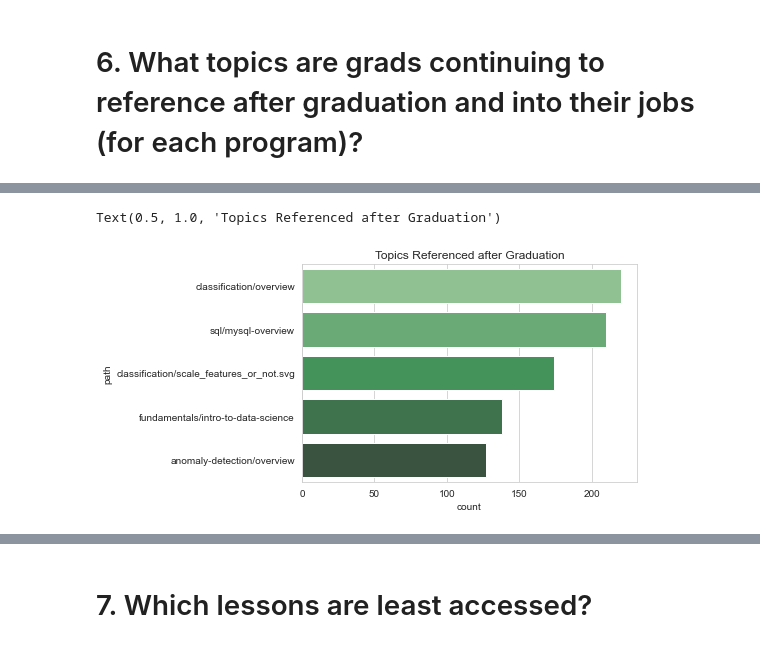
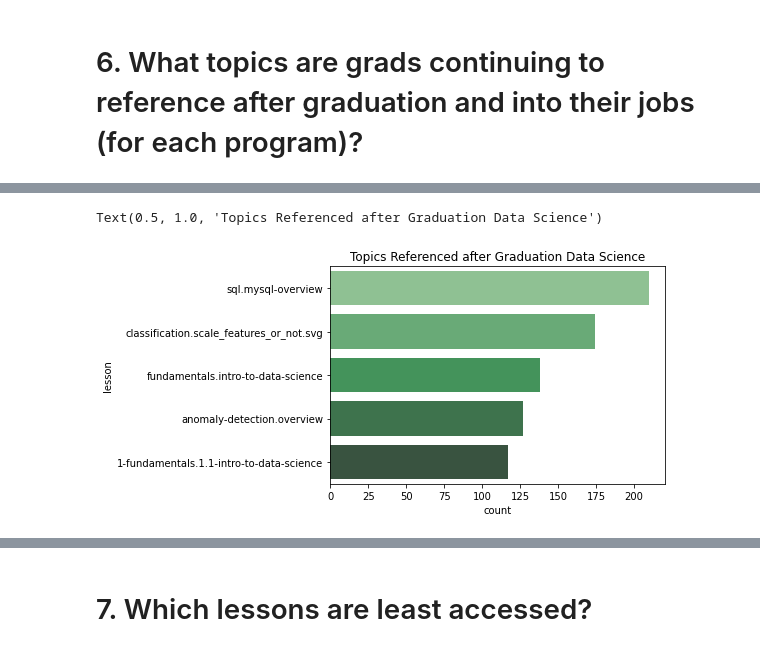
Before and after one commit to miller-cerna-laskowski-morris-eyring/anomaly-group-project, a Jupyter notebook: ray_eda.ipynb, the cells around one changed output, grey strips where cells are left out. Cells and saved outputs as stored; diff of their text form; code cells hidden in the pictures.

Commit message:
updated visuals

```diff
--- a/ray_eda.ipynb
+++ b/ray_eda.ipynb
@@ -338,7 +315,8 @@ Text(0.5, 1.0, 'Topics referenced after grad')
 # %%
-sns.countplot(y="path", data=grad_accessed_ds, palette="Greens_d",
-              order=grad_accessed_ds.path.value_counts().iloc[:5].index)
-plt.title("Topics Referenced after Graduation")
+# plots the lessons on y-axis and counts on x-axis
+sns.countplot(y="lesson", data=grad_accessed_ds, palette="Greens_d",
+              order=grad_accessed_ds.lesson.value_counts()[1:6].index)
+plt.title("Topics Referenced after Graduation Data Science")
 # %% [output]
-Text(0.5, 1.0, 'Topics Referenced after Graduation')
+Text(0.5, 1.0, 'Topics Referenced after Graduation Data Science')
-[figure, old version]
+[figure, new version]
```
Also changed, not shown: parts of 19 cells of this notebook.
